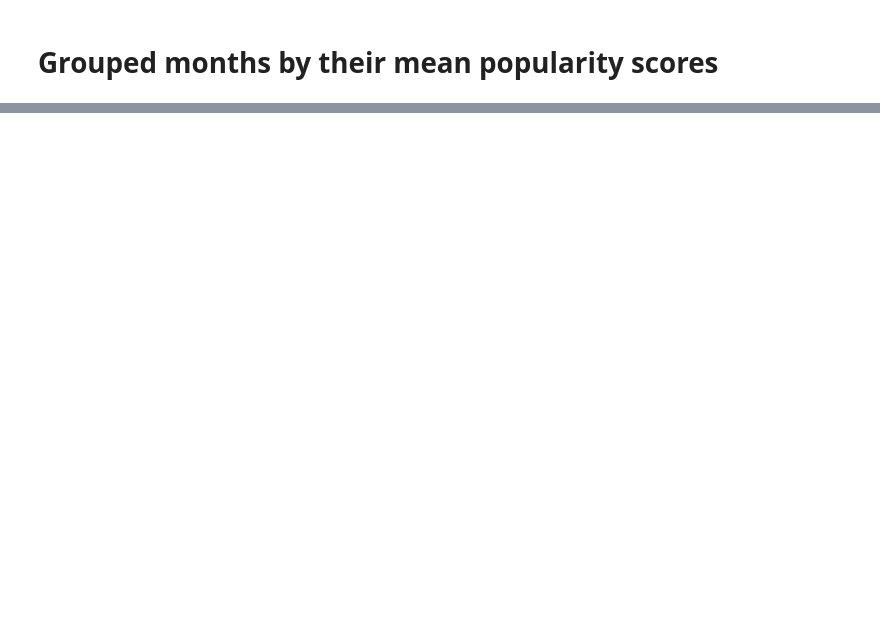
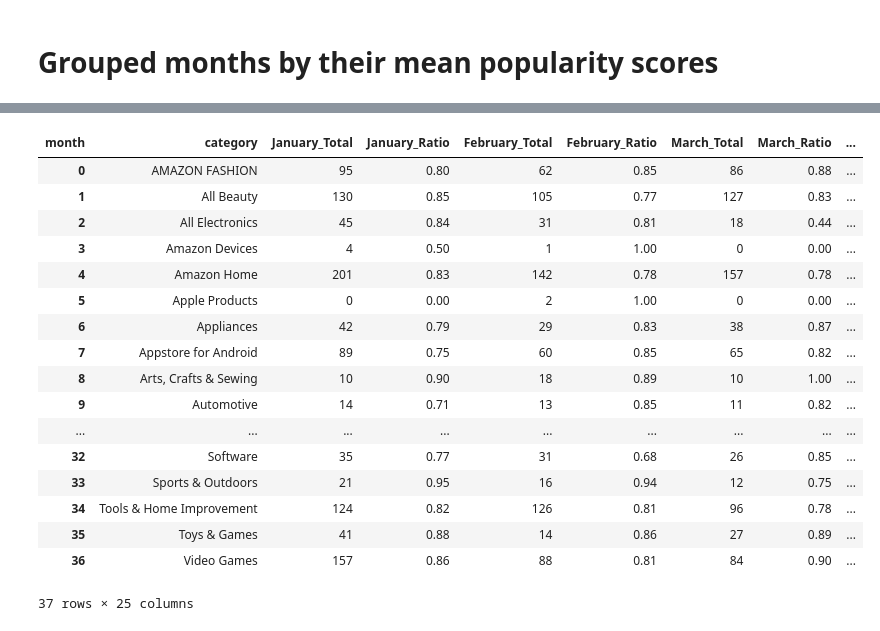
Before and after one commit to JosephKai1/COMP3610PROJECT, a Jupyter notebook: notebooks/ProductAnalysis.ipynb, the cells around one changed output, grey strips where cells are left out. Drawn from its saved outputs; the diff is of its cells as text; code cells hidden in the pictures; blank space fills up the shorter version.

```diff
--- a/notebooks/ProductAnalysis.ipynb
+++ b/notebooks/ProductAnalysis.ipynb
@@ -473,0 +254,35 @@ Top 5 Categories by Popularity Score for Each Month:
+# %%
+totalRatio= pd.concat([
+    groupMonth.rename(columns= dict(zip(months, [f"{i}_Total"for i in month_names]))),
+    groupRatio.rename(columns= dict(zip(months, [f"{i}_Ratio"for i in month_names])))
+], axis= 1)
+# %%
+columnOrder= []
+for i in month_names:
+    columnOrder.extend([f"{i}_Total", f"{i}_Ratio"])
+# %%
+totalRatio= totalRatio[columnOrder].reset_index()
+# %%
+totalCols= [col for col in totalRatio.columns if '_Total' in col]
+totalRatio[totalCols]= totalRatio[totalCols].astype(int)
+# %%
+totalRatio
+# %% [output]
+| month | category | January_Total | January_Ratio | February_Total | February_Ratio | March_Total | March_Ratio | ... |
+| 0 | AMAZON FASHION | 95 | 0.80 | 62 | 0.85 | 86 | 0.88 | ... |
+| 1 | All Beauty | 130 | 0.85 | 105 | 0.77 | 127 | 0.83 | ... |
+| 2 | All Electronics | 45 | 0.84 | 31 | 0.81 | 18 | 0.44 | ... |
+| 3 | Amazon Devices | 4 | 0.50 | 1 | 1.00 | 0 | 0.00 | ... |
+| 4 | Amazon Home | 201 | 0.83 | 142 | 0.78 | 157 | 0.78 | ... |
+| 5 | Apple Products | 0 | 0.00 | 2 | 1.00 | 0 | 0.00 | ... |
+| 6 | Appliances | 42 | 0.79 | 29 | 0.83 | 38 | 0.87 | ... |
+| 7 | Appstore for Android | 89 | 0.75 | 60 | 0.85 | 65 | 0.82 | ... |
+| 8 | Arts, Crafts & Sewing | 10 | 0.90 | 18 | 0.89 | 10 | 1.00 | ... |
+| 9 | Automotive | 14 | 0.71 | 13 | 0.85 | 11 | 0.82 | ... |
+| ... | ... | ... | ... | ... | ... | ... | ... | ... |
+| 32 | Software | 35 | 0.77 | 31 | 0.68 | 26 | 0.85 | ... |
+| 33 | Sports & Outdoors | 21 | 0.95 | 16 | 0.94 | 12 | 0.75 | ... |
+| 34 | Tools & Home Improvement | 124 | 0.82 | 126 | 0.81 | 96 | 0.78 | ... |
+| 35 | Toys & Games | 41 | 0.88 | 14 | 0.86 | 27 | 0.89 | ... |
+| 36 | Video Games | 157 | 0.86 | 88 | 0.81 | 84 | 0.90 | ... |
+37 rows × 25 columns
```
Also changed, not shown: parts of 18 cells of this notebook, 1 other file.
